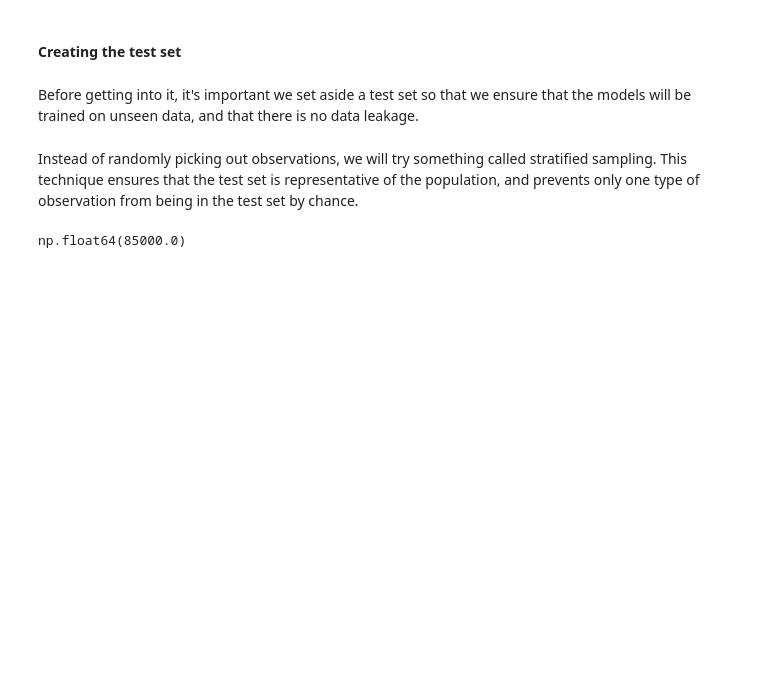
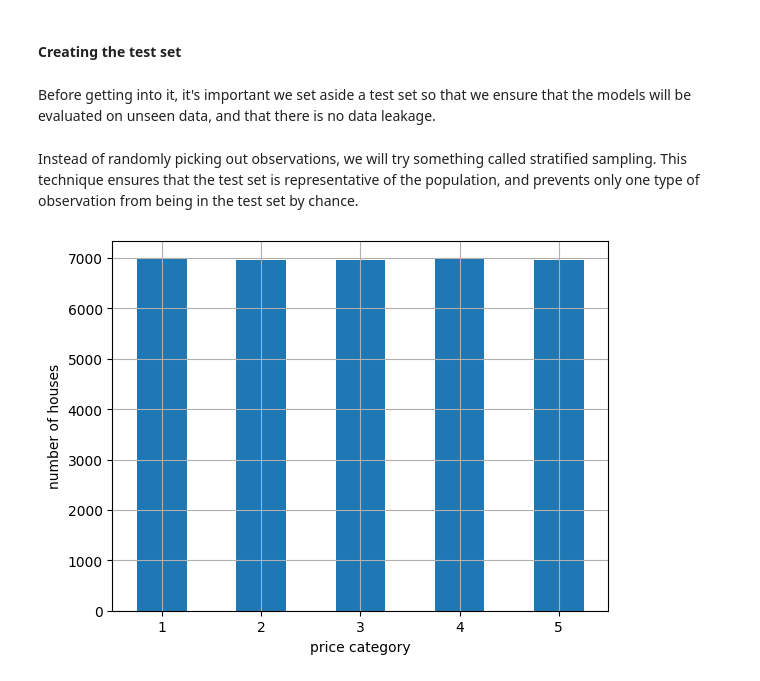
Before and after one commit to Noha-Jung3/Melbourne-Housing-Price-Prediction, a Jupyter notebook: EDA and Predictions.ipynb, the cells around one changed output. Cells and saved outputs as stored; diff of their text form; code cells hidden in the pictures; blank space fills up the shorter version.

Commit message:
baseline models

```diff
--- a/EDA and Predictions.ipynb
+++ b/EDA and Predictions.ipynb
@@ -344,13 +351,21 @@ Index(['Suburb', 'Address', 'Rooms', 'Type', 'Price', 'Method', 'SellerG',
 # %% [markdown]
 #### **Creating the test set**
 # %% [markdown]
-Before getting into it, it's important we set aside a test set so that we ensure that the models will be trained on unseen data, and that there is no data leakage.
+Before getting into it, it's important we set aside a test set so that we ensure that the models will be evaluated on unseen data, and that there is no data leakage.
 # %% [markdown]
 Instead of randomly picking out observations, we will try something called stratified sampling. This technique ensures that the test set is representative of the population, and prevents only one type of observation from being in the test set by chance.
 # %%
-housing["Price"].min()
+#we create a price category to create 5 strata of Price
+
+housing["price_cat"] = pd.qcut(
+    housing["Price"],
+    q=5,
+    labels=[1,2,3,4,5]
+)
-# %% [output]
-np.float64(85000.0)
-# %%
-#stratifying on a binned version of "Price"
-housing["price_cat"] = pd.cut(housing["Price"], bins = )
+# %%
+housing["price_cat"].value_counts().sort_index().plot.bar(rot=0, grid = True)
+plt.ylabel("number of houses")
+plt.xlabel("price category")
+plt.show()
+# %% [output]
+[figure, added]
```
Also changed, not shown: parts of 18 cells of this notebook.
